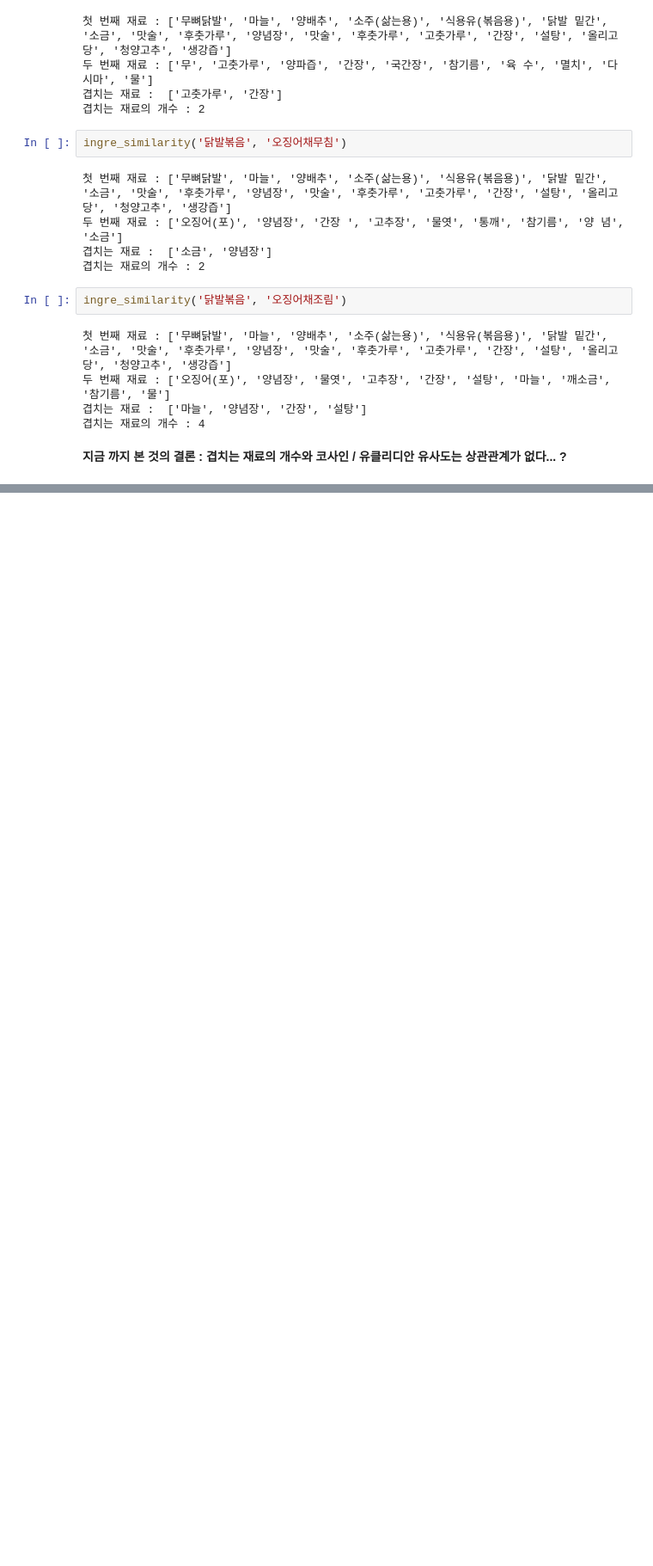
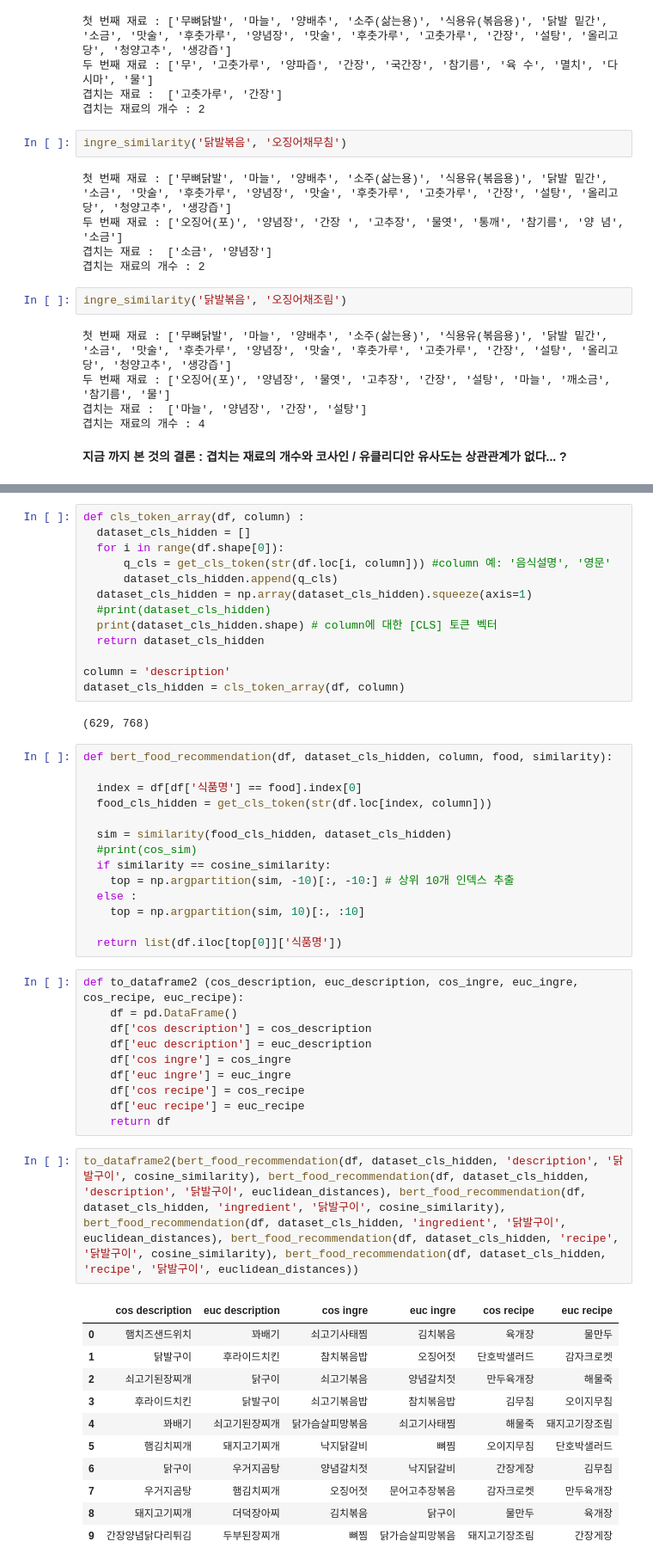
Before and after one commit to parkm2ngyu00/MachineLearningPractice, a Jupyter notebook: FarmKit/08 09/미식큐레시피.ipynb, the cells around one changed output, grey strips where cells are left out. Shown at 86% size. Drawn from its saved outputs; the diff is of its cells as text; blank space fills up the shorter version.

```diff
--- a/FarmKit/08 09/미식큐레시피.ipynb
+++ b/FarmKit/08 09/미식큐레시피.ipynb
@@ -191,0 +242,53 @@ ingre_similarity('닭발볶음', '오징어채조림')
+# %%
+def cls_token_array(df, column) :
+  dataset_cls_hidden = []
+  for i in range(df.shape[0]):
+      q_cls = get_cls_token(str(df.loc[i, column])) #column 예: '음식설명', '영문'
+      dataset_cls_hidden.append(q_cls)
+  dataset_cls_hidden = np.array(dataset_cls_hidden).squeeze(axis=1)
+  #print(dataset_cls_hidden)
+  print(dataset_cls_hidden.shape) # column에 대한 [CLS] 토큰 벡터
+  return dataset_cls_hidden
+
+column = 'description'
+dataset_cls_hidden = cls_token_array(df, column)
+# %% [output]
+(629, 768)
+# %%
+def bert_food_recommendation(df, dataset_cls_hidden, column, food, similarity):
+
+  index = df[df['식품명'] == food].index[0]
+  food_cls_hidden = get_cls_token(str(df.loc[index, column]))
+
+  sim = similarity(food_cls_hidden, dataset_cls_hidden)
+  #print(cos_sim)
+  if similarity == cosine_similarity:
+    top = np.argpartition(sim, -10)[:, -10:] # 상위 10개 인덱스 추출
+  else :
+    top = np.argpartition(sim, 10)[:, :10]
+
+  return list(df.iloc[top[0]]['식품명'])
+# %%
+def to_dataframe2 (cos_description, euc_description, cos_ingre, euc_ingre, cos_recipe, euc_recipe):
+    df = pd.DataFrame()
+    df['cos description'] = cos_description
+    df['euc description'] = euc_description
+    df['cos ingre'] = cos_ingre
+    df['euc ingre'] = euc_ingre
+    df['cos recipe'] = cos_recipe
+    df['euc recipe'] = euc_recipe
+    return df
+# %%
+to_dataframe2(bert_food_recommendation(df, dataset_cls_hidden, 'description', '닭발구이', cosine_similarity), bert_food_recommendation(df, dataset_cls_hidden, 'description', '닭발구이', euclidean_distances), bert_food_recommendation(df, dataset_cls_hidden, 'ingredient', '닭발구이', cosine_similarity), bert_food_recommendation(df, dataset_cls_hidden, 'ingredient', '닭발구이', euclidean_distances), bert_food_recommendation(df, dataset_cls_hidden, 'recipe', '닭발구이', cosine_similarity), bert_food_recommendation(df, dataset_cls_hidden, 'recipe', '닭발구이', euclidean_distances))
+# %% [output]
+|  | cos description | euc description | cos ingre | euc ingre | cos recipe | euc recipe |
+| 0 | 햄치즈샌드위치 | 꽈배기 | 쇠고기사태찜 | 김치볶음 | 육개장 | 물만두 |
+| 1 | 닭발구이 | 후라이드치킨 | 참치볶음밥 | 오징어젓 | 단호박샐러드 | 감자크로켓 |
+| 2 | 쇠고기된장찌개 | 닭구이 | 쇠고기볶음 | 양념갈치젓 | 만두육개장 | 해물죽 |
+| 3 | 후라이드치킨 | 닭발구이 | 쇠고기볶음밥 | 참치볶음밥 | 김무침 | 오이지무침 |
+| 4 | 꽈배기 | 쇠고기된장찌개 | 닭가슴살피망볶음 | 쇠고기사태찜 | 해물죽 | 돼지고기장조림 |
+| 5 | 햄김치찌개 | 돼지고기찌개 | 낙지닭갈비 | 뼈찜 | 오이지무침 | 단호박샐러드 |
+| 6 | 닭구이 | 우거지곰탕 | 양념갈치젓 | 낙지닭갈비 | 간장게장 | 김무침 |
+| 7 | 우거지곰탕 | 햄김치찌개 | 오징어젓 | 문어고추장볶음 | 감자크로켓 | 만두육개장 |
+| 8 | 돼지고기찌개 | 더덕장아찌 | 김치볶음 | 닭구이 | 물만두 | 육개장 |
+| 9 | 간장양념닭다리튀김 | 두부된장찌개 | 뼈찜 | 닭가슴살피망볶음 | 돼지고기장조림 | 간장게장 |
```
Also changed, not shown: parts of 2 cells of this notebook.
